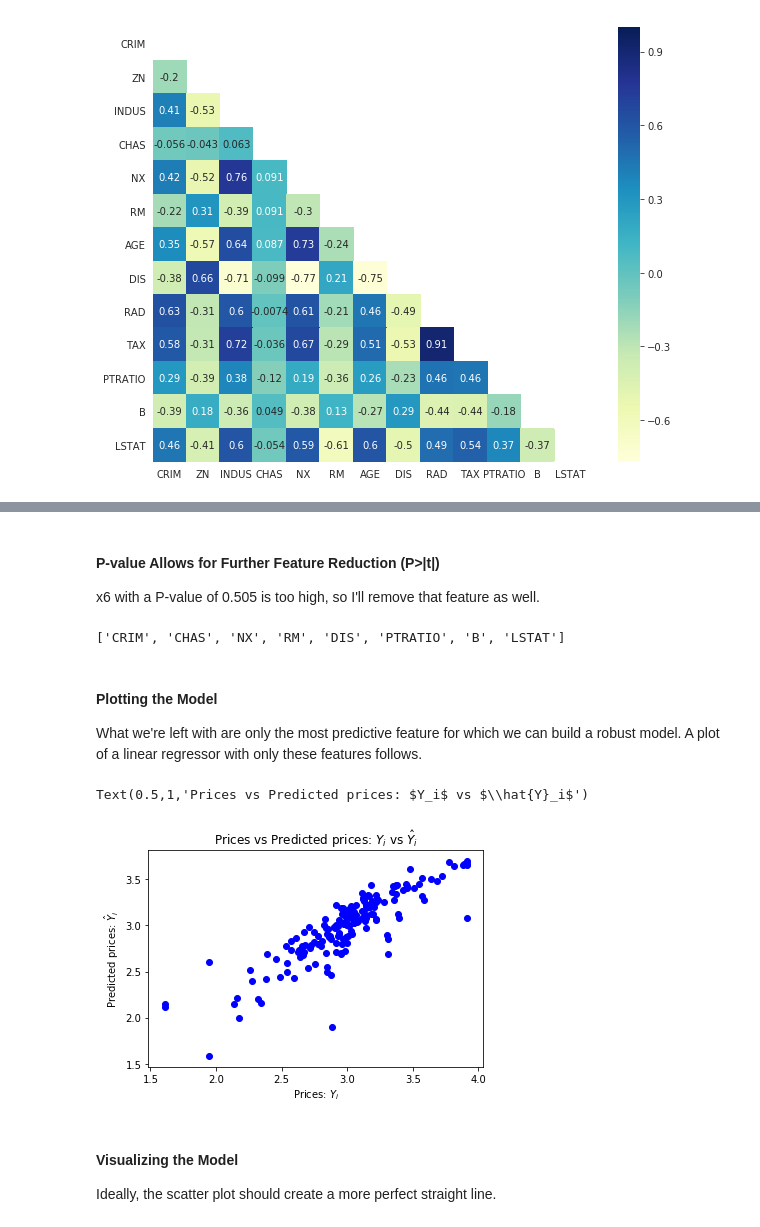
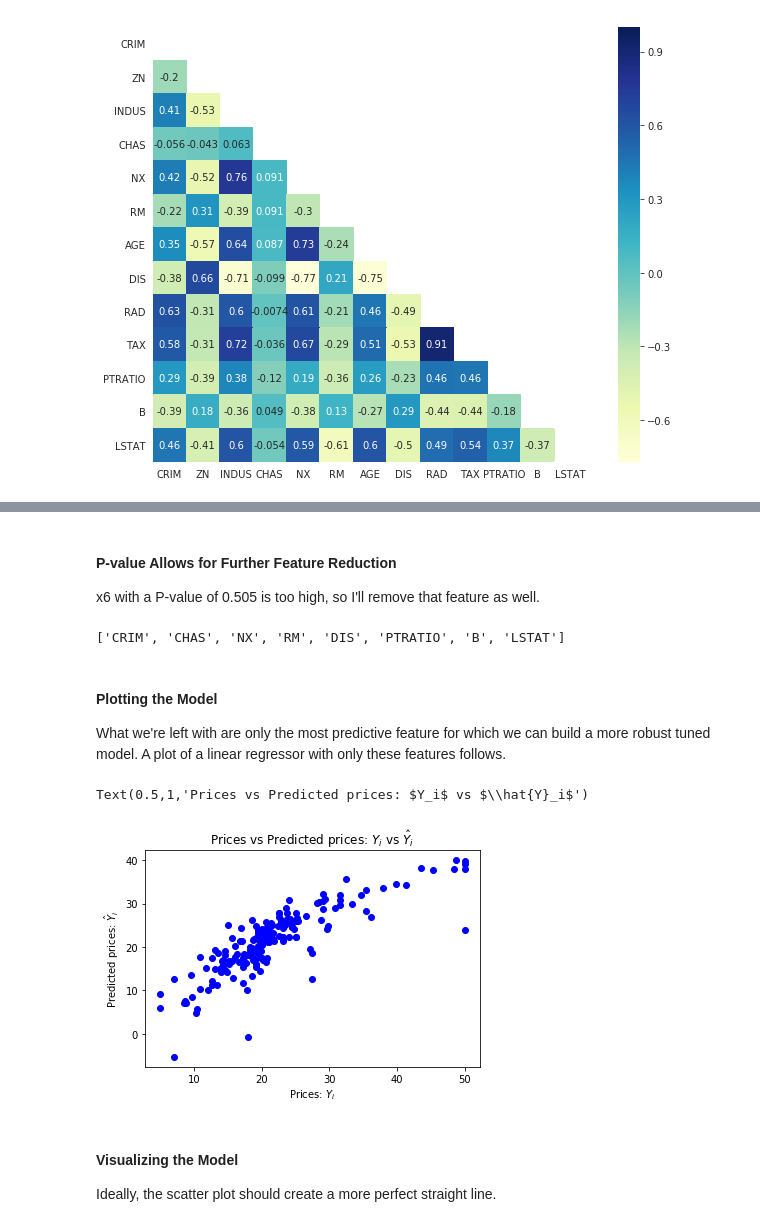
Before and after one commit to brukeg/notebooks, a Jupyter notebook: in-progress/supervised-learning-predicting-home-prices-boston.ipynb, the cells around one changed output, grey strips where cells are left out. Drawn from its saved outputs; the diff is of its cells as text; code cells hidden in the pictures.

```diff
--- a/in-progress/supervised-learning-predicting-home-prices-boston.ipynb
+++ b/in-progress/supervised-learning-predicting-home-prices-boston.ipynb
@@ -234,6 +245,6 @@ Importantly, x2, x3, x7, and x9 all have P-values which are too high, wich sugge
 # %%
-# Remove x2, x3, x7, and x9
-reduced_features = [f for f in features if f not in ['ZN', 'INDUS', 'AGE', 'INDUS', 'RAD']]
+# Remove x2, x3, x7, and x9 using a list comprehension
+reduced_features = [r for r in features if r not in ['ZN', 'INDUS', 'AGE', 'INDUS', 'RAD']]
 
 # Do it all over again
 y = np.log(df['MEDV'].values)
@@ -276,5 +290,5 @@ strong multicollinearity or other numerical problems.
 # %% [markdown]
-#### P-value Allows for Further Feature Reduction (P>|t|)
+#### P-value Allows for Further Feature Reduction
 x6 with a P-value of 0.505 is too high, so I'll remove that feature as well.
 # %%
 # Remove x6
@@ -285,26 +299,32 @@ print(reduced_features)
 ['CRIM', 'CHAS', 'NX', 'RM', 'DIS', 'PTRATIO', 'B', 'LSTAT']
 # %% [markdown]
 #### Plotting the Model
-What we're left with are only the most predictive feature for which we can build a robust model. A plot of a linear regressor with only these features follows.
+What we're left with are only the most predictive feature for which we can build a more robust tuned model. A plot of a linear regressor with only these features follows.
 # %%
-y = np.log(df['MEDV'].values)
+# y = np.log(df['MEDV'].values)
+y = df['MEDV'].values
 X = df[reduced_features].values
 
-# Create train and test sets
+# Create training and test sets
 X_train, X_test, y_train, y_test = train_test_split(X, y, test_size=0.35, random_state=42)
 
+# Instanstiate a linear regressor
 reg = LinearRegression()
+
+# Fit the model to the training data
 reg.fit(X_train, y_train)
 
+# Predict on the test set
 y_pred = reg.predict(X_test)
 
+# Plot the values of the regression model
 plt.scatter(y_test, y_pred, color='blue')
-plt.xlabel("Prices: $Y_i$")
-plt.ylabel("Predicted prices: $\hat{Y}_i$")
-plt.title("Prices vs Predicted prices: $Y_i$ vs $\hat{Y}_i$")
+plt.xlabel("Prices: actual-prices")
+plt.ylabel("Predicted prices: predicted-prices")
+plt.title("Prices vs Predicted prices")
 # %% [output]
 Text(0.5,1,'Prices vs Predicted prices: $Y_i$ vs $\\hat{Y}_i$')
-[figure, old version]
+[figure, new version]
 # %% [markdown]
 #### Visualizing the Model
 Ideally, the scatter plot should create a more perfect straight line.
```
Also changed, not shown: parts of 28 cells of this notebook.
